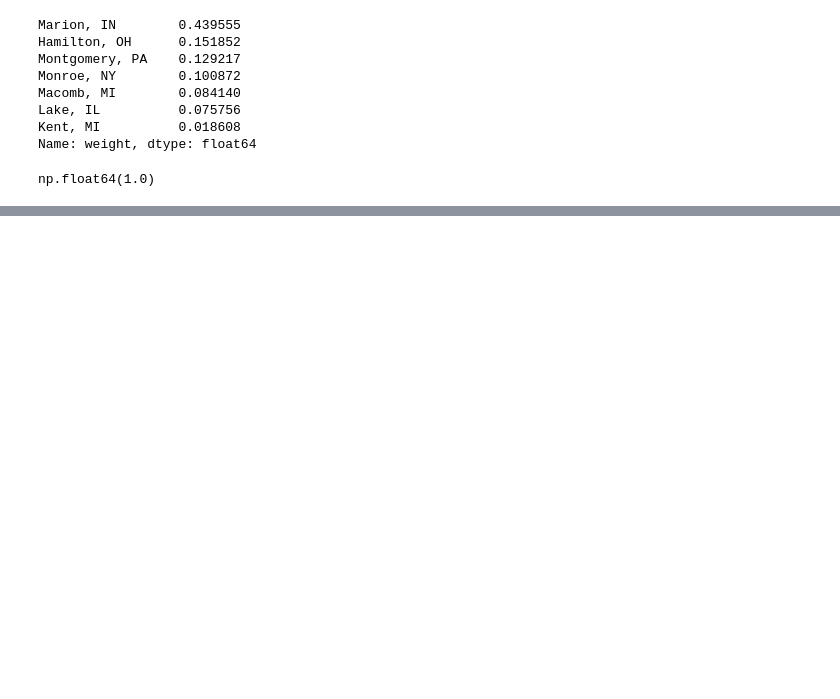
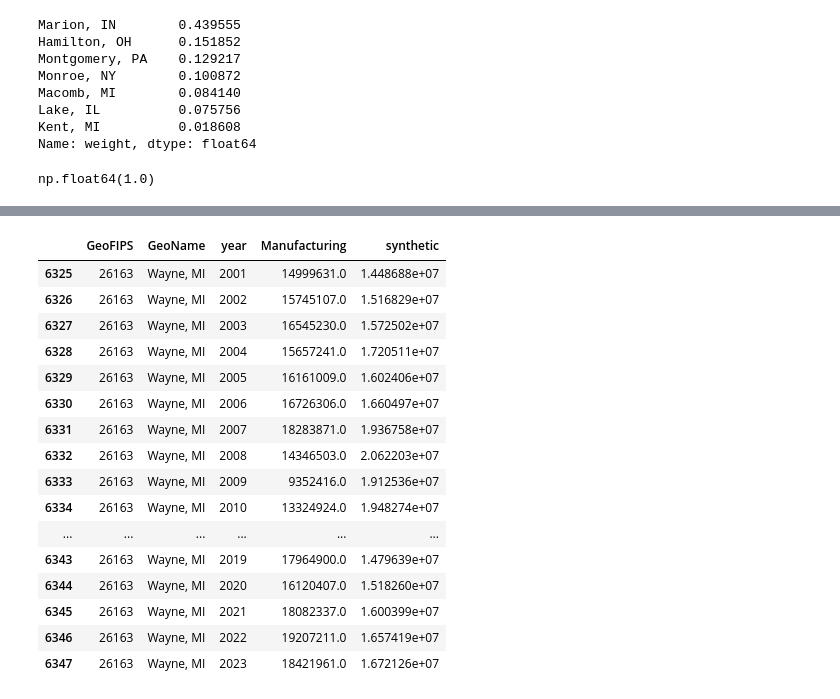
Before and after one commit to wren17/epa_greenbook_project, a Jupyter notebook: analysis.ipynb, the cells around one changed output, grey strips where cells are left out. Cells and saved outputs as stored; diff of their text form; code cells hidden in the pictures; blank space fills up the shorter version.

```diff
--- a/analysis.ipynb
+++ b/analysis.ipynb
@@ -560,0 +637,65 @@ plt.show()
+# %%
+def synthetic_control(geofips: int, data: pd.DataFrame, treat_year: int):
+
+    features = ["Manufacturing"]
+
+    # Pre-treatment matrix for weights
+    inverted = (
+        data
+        .query("year < @treat_year")
+        .pivot(index="GeoFIPS", columns="year")[features]
+        .T
+    )
+
+    # Treated vs donors
+    y = inverted[geofips].values
+    X = inverted.drop(columns=geofips).values
+
+    weights = get_w(X, y)
+
+    # Synthetic series for ALL years
+    donor_panel = (
+        data
+        .query("GeoFIPS != @geofips")
+        .pivot(index="year", columns="GeoFIPS")["Manufacturing"]
+        .sort_index()
+    )
+
+    synthetic = donor_panel.values.dot(weights)   # length = number of years
+
+    # Treated county rows for ALL years
+    treated_rows = (
+        data
+        .query("GeoFIPS == @geofips")
+        .sort_values("year")[["GeoFIPS", "GeoName", "year", "Manufacturing"]]
+    )
+
+    # make sure lengths line up
+    if len(treated_rows) != len(synthetic):
+        raise ValueError(
+            f"Length mismatch: treated has {len(treated_rows)} rows, "
+            f"synthetic has {len(synthetic)}."
+        )
+
+    return treated_rows.assign(synthetic=synthetic)
+
+
+synthetic_control(26163, hubs_gdp, treat_year)
+# %% [output]
+|  | GeoFIPS | GeoName | year | Manufacturing | synthetic |
+| 6325 | 26163 | Wayne, MI | 2001 | 14999631.0 | 1.448688e+07 |
+| 6326 | 26163 | Wayne, MI | 2002 | 15745107.0 | 1.516829e+07 |
+| 6327 | 26163 | Wayne, MI | 2003 | 16545230.0 | 1.572502e+07 |
+| 6328 | 26163 | Wayne, MI | 2004 | 15657241.0 | 1.720511e+07 |
+| 6329 | 26163 | Wayne, MI | 2005 | 16161009.0 | 1.602406e+07 |
+| 6330 | 26163 | Wayne, MI | 2006 | 16726306.0 | 1.660497e+07 |
+| 6331 | 26163 | Wayne, MI | 2007 | 18283871.0 | 1.936758e+07 |
+| 6332 | 26163 | Wayne, MI | 2008 | 14346503.0 | 2.062203e+07 |
+| 6333 | 26163 | Wayne, MI | 2009 | 9352416.0 | 1.912536e+07 |
+| 6334 | 26163 | Wayne, MI | 2010 | 13324924.0 | 1.948274e+07 |
+| ... | ... | ... | ... | ... | ... |
+| 6343 | 26163 | Wayne, MI | 2019 | 17964900.0 | 1.479639e+07 |
+| 6344 | 26163 | Wayne, MI | 2020 | 16120407.0 | 1.518260e+07 |
+| 6345 | 26163 | Wayne, MI | 2021 | 18082337.0 | 1.600399e+07 |
+| 6346 | 26163 | Wayne, MI | 2022 | 19207211.0 | 1.657419e+07 |
+| 6347 | 26163 | Wayne, MI | 2023 | 18421961.0 | 1.672126e+07 |
```
Also changed, not shown: parts of 8 cells of this notebook.
